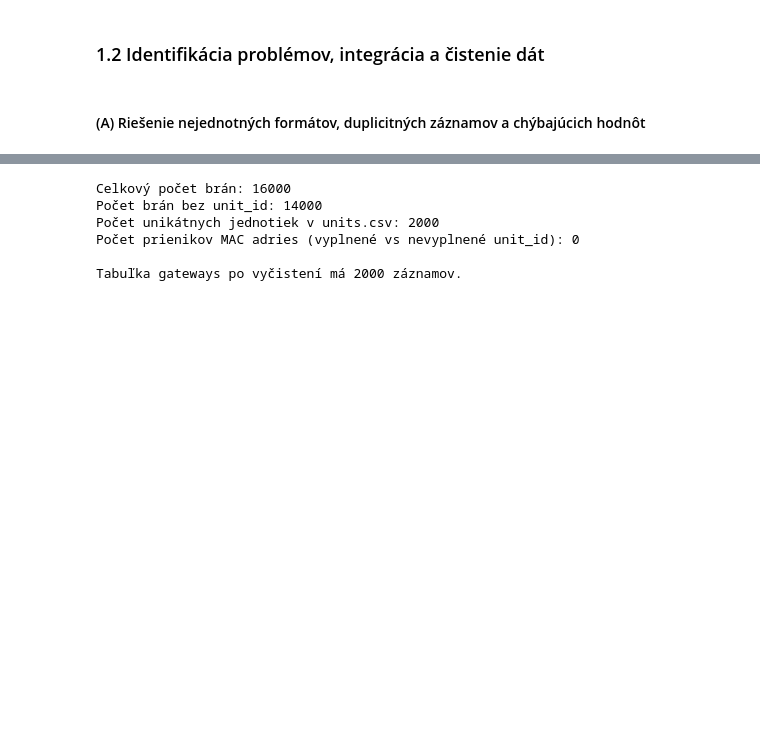
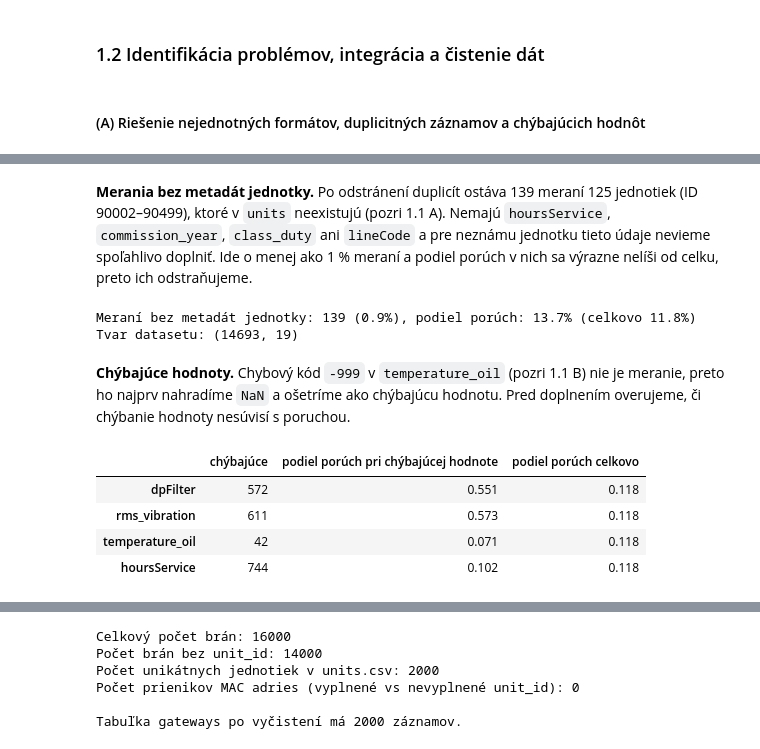
Before and after one commit to deno555/iau_projekt, a Jupyter notebook: IAU_projekt.ipynb, the cells around one changed output, grey strips where cells are left out. Drawn from its saved outputs; the diff is of its cells as text; code cells hidden in the pictures; blank space fills up the shorter version.

```diff
--- a/IAU_projekt.ipynb
+++ b/IAU_projekt.ipynb
@@ -413,7 +398,0 @@ Chýbajúce hodnoty sú pri rms_vibration(633), dpFilter(586) a hoursService(100
-# %%
-# nahradenie chýbajúcich hodnôt mediánom (pre numerické senzory)
-for col in ['dpFilter', 'rms_vibration', 'hoursService']:
-    median_val = df[col].median()
-    df[col] = df[col].fillna(median_val)
-
-print("Počet chýbajúcich hodnôt po ošetrení senzorov:\n", df[['dpFilter', 'rms_vibration', 'hoursService']].isna().sum())
@@ -425,0 +416,22 @@ dtype: int64
+# %%
+# formát s lomkami: mesiac/deň alebo deň/mesiac?
+lomky = df.loc[df["ts_cycle"].str.match(r"^\d{2}/\d{2}/"), "ts_cycle"]
+print(f"Formát s lomkami: prvé číslo > 12: {(lomky.str[:2].astype(int) > 12).sum()}, "
+      f"druhé číslo > 12: {(lomky.str[3:5].astype(int) > 12).sum()}")
+
+# konverzia na datetime
+df["ts_cycle"] = pd.to_datetime(df["ts_cycle"], format="mixed", errors="coerce")
+for c in ["install_date", "lastSeen"]:
+    gateways[c] = pd.to_datetime(gateways[c], format="mixed", errors="coerce")
+
+print("Neprevedené dátumy – ts_cycle:", df["ts_cycle"].isna().sum(),
+      "| install_date:", gateways["install_date"].isna().sum(),
+      "| lastSeen:", gateways["lastSeen"].isna().sum())
+print(f"Rozsah ts_cycle: {df['ts_cycle'].min().date()} – {df['ts_cycle'].max().date()}")
+
+# duplicity, ktoré by mohli vzniknúť až po zjednotení formátu dátumu
+print("\nNové duplicity po prevode dátumov:", df.duplicated().sum())
+rovnaky_cas = df[df.duplicated(["unit_num", "ts_cycle"], keep=False)].groupby(["unit_num", "ts_cycle"])
+print(f"Dvojice meraní s rovnakou jednotkou a časom, ale inými hodnotami: {rovnaky_cas.ngroups}, "
+      f"z toho s rôznym Failure: {(rovnaky_cas['Failure'].nunique() > 1).sum()}")
+print(f"Podiel ts_cycle bez časovej zložky: {(df['ts_cycle'] == df['ts_cycle'].dt.normalize()).mean():.1%}")
@@ -425,0 +450,29 @@ dtype: int64
+# %% [markdown]
+**Merania bez metadát jednotky.** Po odstránení duplicít ostáva 139 meraní 125 jednotiek (ID 90002–90499), ktoré v `units` neexistujú (pozri 1.1 A). Nemajú `hoursService`, `commission_year`, `class_duty` ani `lineCode` a pre neznámu jednotku tieto údaje nevieme spoľahlivo doplniť. Ide o menej ako 1 % meraní a podiel porúch v nich sa výrazne nelíši od celku, preto ich odstraňujeme.
+# %%
+bez_jednotky = df["installRegion"].isna()
+print(f"Meraní bez metadát jednotky: {bez_jednotky.sum()} ({bez_jednotky.mean():.1%}), "
+      f"podiel porúch: {df.loc[bez_jednotky, 'Failure'].mean():.1%} (celkovo {df['Failure'].mean():.1%})")
+df = df[~bez_jednotky].copy()
+print("Tvar datasetu:", df.shape)
+# %% [output]
+Meraní bez metadát jednotky: 139 (0.9%), podiel porúch: 13.7% (celkovo 11.8%)
+Tvar datasetu: (14693, 19)
+# %% [markdown]
+**Chýbajúce hodnoty.** Chybový kód `-999` v `temperature_oil` (pozri 1.1 B) nie je meranie, preto ho najprv nahradíme `NaN` a ošetríme ako chýbajúcu hodnotu. Pred doplnením overujeme, či chýbanie hodnoty nesúvisí s poruchou.
+# %%
+# chybový kód -999 -> chýbajúca hodnota
+df.loc[df["temperature_oil"] == -999, "temperature_oil"] = np.nan
+
+chybajuce = ["dpFilter", "rms_vibration", "temperature_oil", "hoursService"]
+display(pd.DataFrame({
+    "chýbajúce": df[chybajuce].isna().sum(),
+    "podiel porúch pri chýbajúcej hodnote": [df.loc[df[c].isna(), "Failure"].mean() for c in chybajuce],
+    "podiel porúch celkovo": df["Failure"].mean(),
+}).round(3))
+# %% [output]
+|  | chýbajúce | podiel porúch pri chýbajúcej hodnote | podiel porúch celkovo |
+| dpFilter | 572 | 0.551 | 0.118 |
+| rms_vibration | 611 | 0.573 | 0.118 |
+| temperature_oil | 42 | 0.071 | 0.118 |
+| hoursService | 744 | 0.102 | 0.118 |
```
Also changed, not shown: parts of 35 cells of this notebook.
